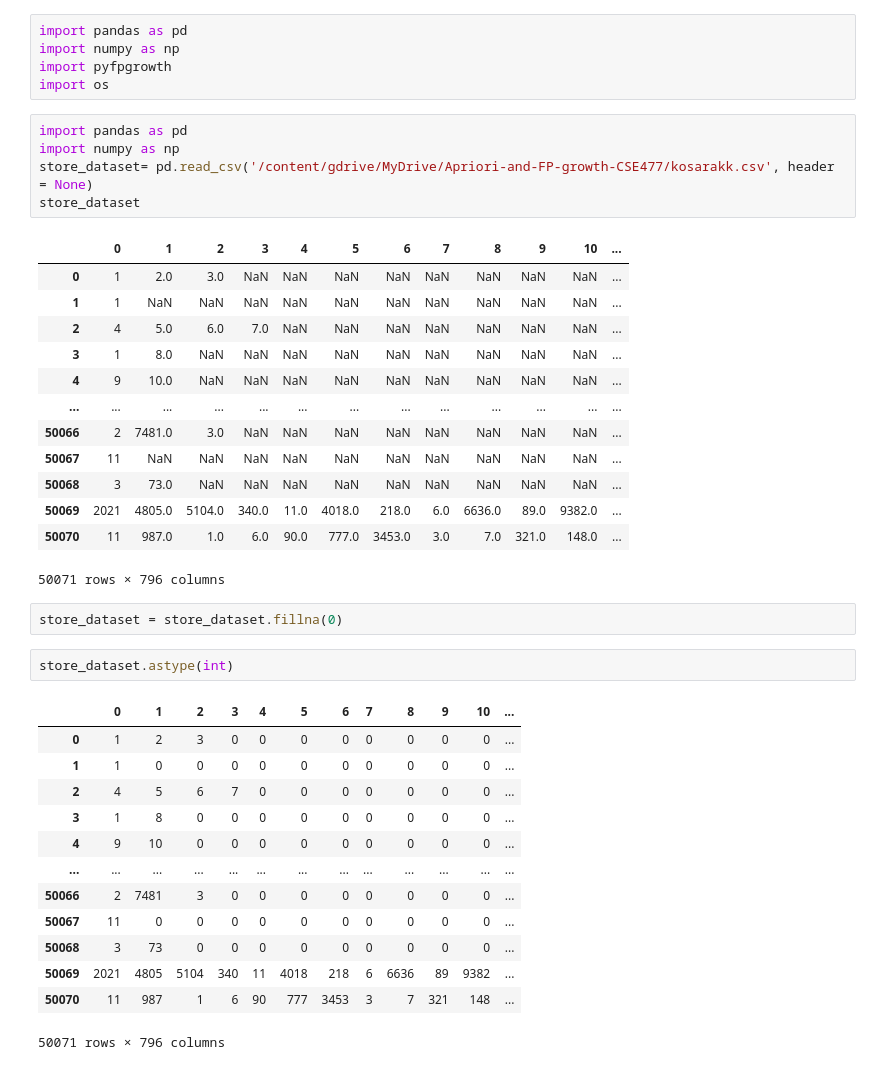
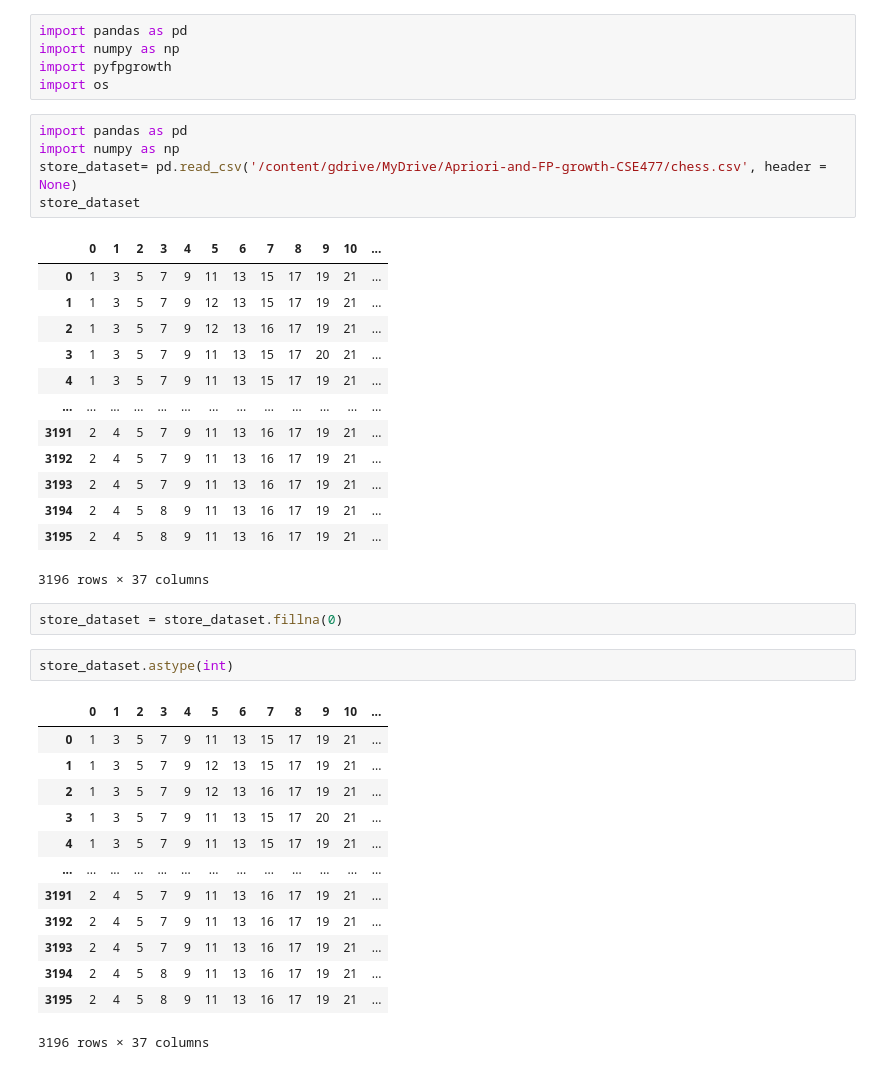
Before and after one commit to amitroyewu/Apriori-and-FP-growth-CSE477, a Jupyter notebook: Fp_growth_Algorithm.ipynb, the cells around one changed output. Cells and saved outputs as stored; diff of their text form.

```diff
--- a/Fp_growth_Algorithm.ipynb
+++ b/Fp_growth_Algorithm.ipynb
@@ -49,40 +51,40 @@ import os
 # %%
 import pandas as pd
 import numpy as np
-store_dataset= pd.read_csv('/content/gdrive/MyDrive/Apriori-and-FP-growth-CSE477/kosarakk.csv', header = None)
+store_dataset= pd.read_csv('/content/gdrive/MyDrive/Apriori-and-FP-growth-CSE477/chess.csv', header = None)
 store_dataset
 # %% [output]
 |  | 0 | 1 | 2 | 3 | 4 | 5 | 6 | 7 | 8 | 9 | 10 | ... |
-| 0 | 1 | 2.0 | 3.0 | NaN | NaN | NaN | NaN | NaN | NaN | NaN | NaN | ... |
-| 1 | 1 | NaN | NaN | NaN | NaN | NaN | NaN | NaN | NaN | NaN | NaN | ... |
-| 2 | 4 | 5.0 | 6.0 | 7.0 | NaN | NaN | NaN | NaN | NaN | NaN | NaN | ... |
-| 3 | 1 | 8.0 | NaN | NaN | NaN | NaN | NaN | NaN | NaN | NaN | NaN | ... |
-| 4 | 9 | 10.0 | NaN | NaN | NaN | NaN | NaN | NaN | NaN | NaN | NaN | ... |
+| 0 | 1 | 3 | 5 | 7 | 9 | 11 | 13 | 15 | 17 | 19 | 21 | ... |
+| 1 | 1 | 3 | 5 | 7 | 9 | 12 | 13 | 15 | 17 | 19 | 21 | ... |
+| 2 | 1 | 3 | 5 | 7 | 9 | 12 | 13 | 16 | 17 | 19 | 21 | ... |
+| 3 | 1 | 3 | 5 | 7 | 9 | 11 | 13 | 15 | 17 | 20 | 21 | ... |
+| 4 | 1 | 3 | 5 | 7 | 9 | 11 | 13 | 15 | 17 | 19 | 21 | ... |
 | ... | ... | ... | ... | ... | ... | ... | ... | ... | ... | ... | ... | ... |
-| 50066 | 2 | 7481.0 | 3.0 | NaN | NaN | NaN | NaN | NaN | NaN | NaN | NaN | ... |
-| 50067 | 11 | NaN | NaN | NaN | NaN | NaN | NaN | NaN | NaN | NaN | NaN | ... |
-| 50068 | 3 | 73.0 | NaN | NaN | NaN | NaN | NaN | NaN | NaN | NaN | NaN | ... |
-| 50069 | 2021 | 4805.0 | 5104.0 | 340.0 | 11.0 | 4018.0 | 218.0 | 6.0 | 6636.0 | 89.0 | 9382.0 | ... |
-| 50070 | 11 | 987.0 | 1.0 | 6.0 | 90.0 | 777.0 | 3453.0 | 3.0 | 7.0 | 321.0 | 148.0 | ... |
+| 3191 | 2 | 4 | 5 | 7 | 9 | 11 | 13 | 16 | 17 | 19 | 21 | ... |
+| 3192 | 2 | 4 | 5 | 7 | 9 | 11 | 13 | 16 | 17 | 19 | 21 | ... |
+| 3193 | 2 | 4 | 5 | 7 | 9 | 11 | 13 | 16 | 17 | 19 | 21 | ... |
+| 3194 | 2 | 4 | 5 | 8 | 9 | 11 | 13 | 16 | 17 | 19 | 21 | ... |
+| 3195 | 2 | 4 | 5 | 8 | 9 | 11 | 13 | 16 | 17 | 19 | 21 | ... |
-50071 rows × 796 columns
+3196 rows × 37 columns
 # %%
 store_dataset = store_dataset.fillna(0)
 # %%
 store_dataset.astype(int)
 # %% [output]
 |  | 0 | 1 | 2 | 3 | 4 | 5 | 6 | 7 | 8 | 9 | 10 | ... |
-| 0 | 1 | 2 | 3 | 0 | 0 | 0 | 0 | 0 | 0 | 0 | 0 | ... |
-| 1 | 1 | 0 | 0 | 0 | 0 | 0 | 0 | 0 | 0 | 0 | 0 | ... |
-| 2 | 4 | 5 | 6 | 7 | 0 | 0 | 0 | 0 | 0 | 0 | 0 | ... |
-| 3 | 1 | 8 | 0 | 0 | 0 | 0 | 0 | 0 | 0 | 0 | 0 | ... |
-| 4 | 9 | 10 | 0 | 0 | 0 | 0 | 0 | 0 | 0 | 0 | 0 | ... |
+| 0 | 1 | 3 | 5 | 7 | 9 | 11 | 13 | 15 | 17 | 19 | 21 | ... |
+| 1 | 1 | 3 | 5 | 7 | 9 | 12 | 13 | 15 | 17 | 19 | 21 | ... |
+| 2 | 1 | 3 | 5 | 7 | 9 | 12 | 13 | 16 | 17 | 19 | 21 | ... |
+| 3 | 1 | 3 | 5 | 7 | 9 | 11 | 13 | 15 | 17 | 20 | 21 | ... |
+| 4 | 1 | 3 | 5 | 7 | 9 | 11 | 13 | 15 | 17 | 19 | 21 | ... |
 | ... | ... | ... | ... | ... | ... | ... | ... | ... | ... | ... | ... | ... |
-| 50066 | 2 | 7481 | 3 | 0 | 0 | 0 | 0 | 0 | 0 | 0 | 0 | ... |
-| 50067 | 11 | 0 | 0 | 0 | 0 | 0 | 0 | 0 | 0 | 0 | 0 | ... |
-| 50068 | 3 | 73 | 0 | 0 | 0 | 0 | 0 | 0 | 0 | 0 | 0 | ... |
-| 50069 | 2021 | 4805 | 5104 | 340 | 11 | 4018 | 218 | 6 | 6636 | 89 | 9382 | ... |
-| 50070 | 11 | 987 | 1 | 6 | 90 | 777 | 3453 | 3 | 7 | 321 | 148 | ... |
+| 3191 | 2 | 4 | 5 | 7 | 9 | 11 | 13 | 16 | 17 | 19 | 21 | ... |
+| 3192 | 2 | 4 | 5 | 7 | 9 | 11 | 13 | 16 | 17 | 19 | 21 | ... |
+| 3193 | 2 | 4 | 5 | 7 | 9 | 11 | 13 | 16 | 17 | 19 | 21 | ... |
+| 3194 | 2 | 4 | 5 | 8 | 9 | 11 | 13 | 16 | 17 | 19 | 21 | ... |
+| 3195 | 2 | 4 | 5 | 8 | 9 | 11 | 13 | 16 | 17 | 19 | 21 | ... |
-50071 rows × 796 columns
+3196 rows × 37 columns
 # %%
 store_dataset.info()
 # %% [output]
```
Also changed, not shown: parts of 9 cells of this notebook, 11 other files.
